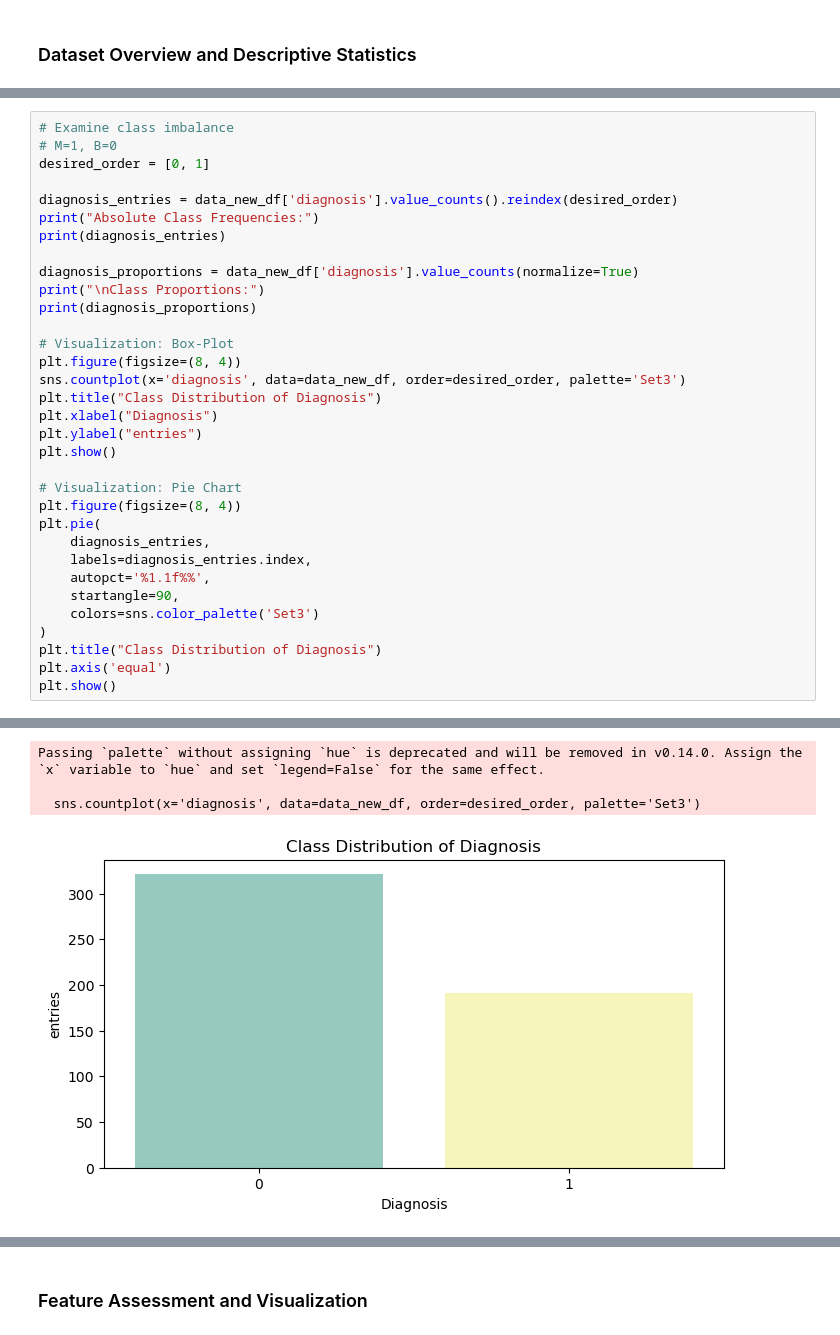
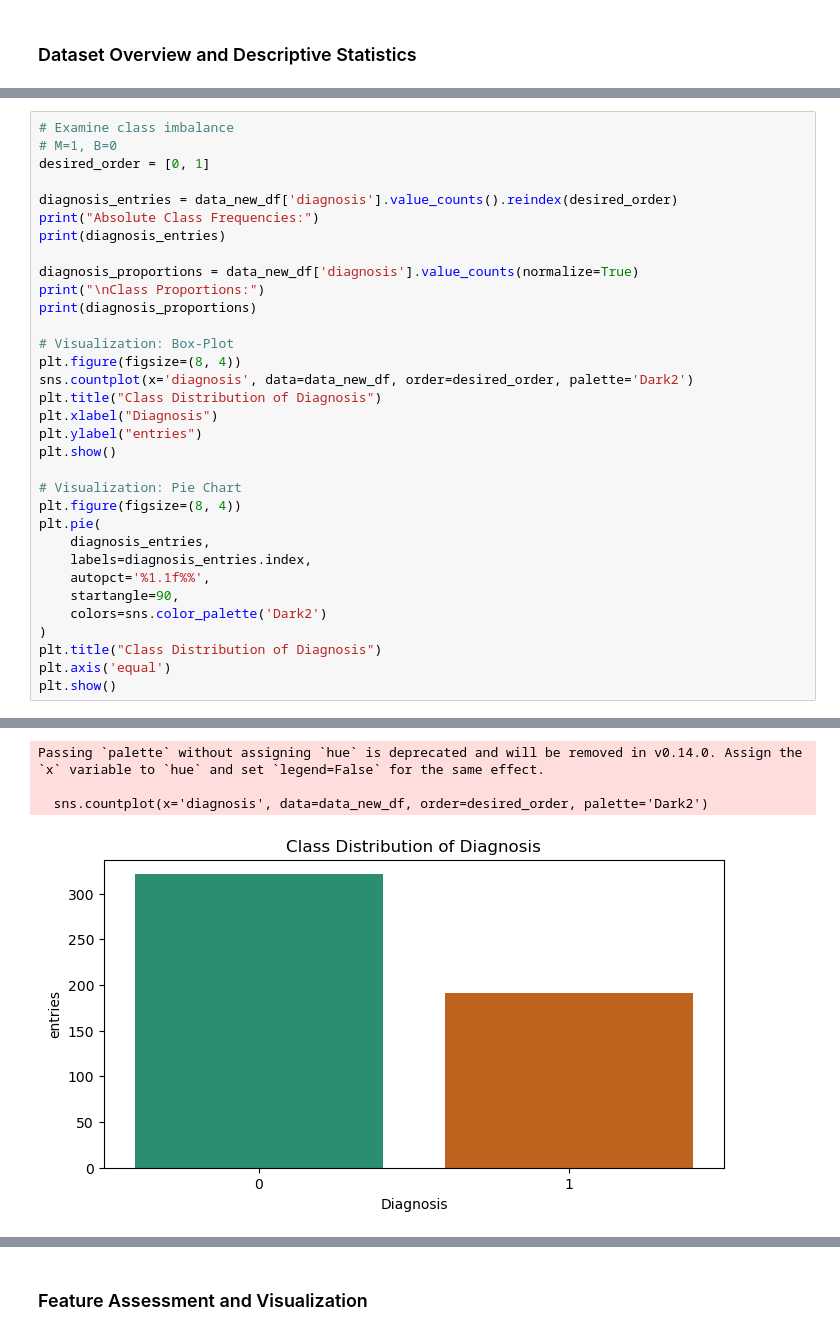
Before and after one commit to smertzani444/Assignment-2, a Jupyter notebook: notebooks/data_exploration.ipynb, the cells around one changed output, grey strips where cells are left out. Saved outputs shown, nothing was run; the diff lists cells and outputs as text.

Commit message:
Feature assessment and Visualization

```diff
--- a/notebooks/data_exploration.ipynb
+++ b/notebooks/data_exploration.ipynb
@@ -143,37 +129,37 @@ print(diagnosis_proportions)
 
 # Visualization: Box-Plot
 plt.figure(figsize=(8, 4))
-sns.countplot(x='diagnosis', data=data_new_df, order=desired_order, palette='Set3')
+sns.countplot(x='diagnosis', data=data_new_df, order=desired_order, palette='Dark2')
 plt.title("Class Distribution of Diagnosis")
 plt.xlabel("Diagnosis")
 plt.ylabel("entries")
 plt.show()
 
 # Visualization: Pie Chart
 plt.figure(figsize=(8, 4))
 plt.pie(
     diagnosis_entries,
     labels=diagnosis_entries.index,
     autopct='%1.1f%%',
     startangle=90,
-    colors=sns.color_palette('Set3')
+    colors=sns.color_palette('Dark2')
 )
 plt.title("Class Distribution of Diagnosis")
 plt.axis('equal')
 plt.show()
 # %% [output]
 Absolute Class Frequencies:
 diagnosis
 0    321
 1    191
 Name: count, dtype: int64
 
 Class Proportions:
 diagnosis
 0    0.626953
 1    0.373047
 Name: proportion, dtype: float64
 Passing `palette` without assigning `hue` is deprecated and will be removed in v0.14.0. Assign the `x` variable to `hue` and set `legend=False` for the same effect.
 
-  sns.countplot(x='diagnosis', data=data_new_df, order=desired_order, palette='Set3')
+  sns.countplot(x='diagnosis', data=data_new_df, order=desired_order, palette='Dark2')
-[figure, old version]
+[figure, new version]
```
Also changed, not shown: parts of 13 cells of this notebook.
